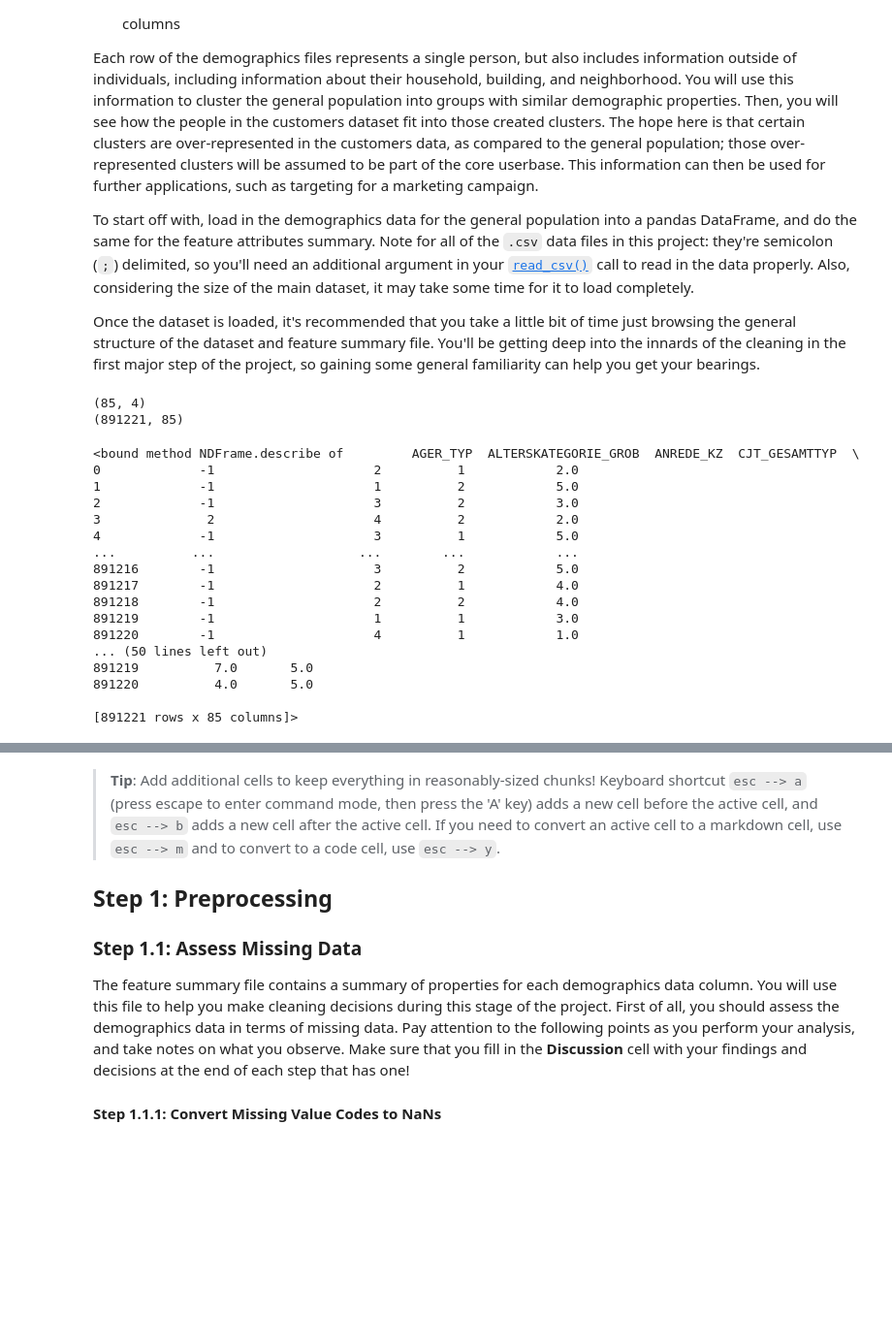
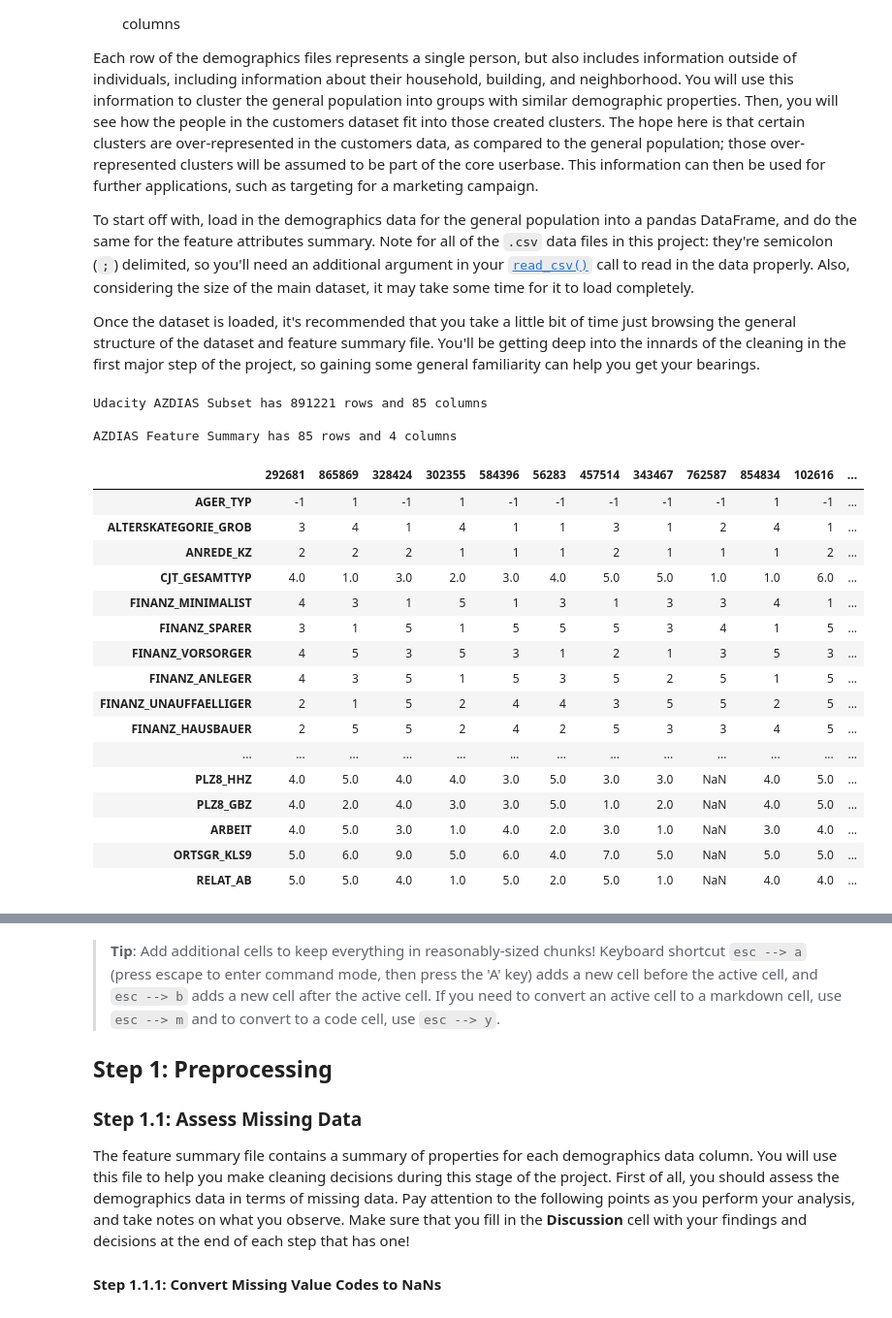
Before and after one commit to ImiGit/identify_customer_segments, a Jupyter notebook: Identify_Customer_Segments.ipynb, the cells around one changed output, grey strips where cells are left out. Shown: that part at 97% size. Cells and saved outputs as stored; diff of their text form; code cells hidden in the pictures; blank space fills up the shorter version.

```diff
--- a/Identify_Customer_Segments.ipynb
+++ b/Identify_Customer_Segments.ipynb
@@ -54,26 +54,30 @@ feat_info = pd.read_csv("AZDIAS_Feature_Summary.csv", delimiter=";")
 # %%
 # Check the structure of the data after it's loaded (e.g. print the number of
 # rows and columns, print the first few rows).
-print(feat_info.shape)
-print(azdias.shape)
-azdias.describe
+print(f'Udacity AZDIAS Subset has {azdias.shape[0]} rows and {azdias.shape[1]} columns  \n')
+print(f'AZDIAS Feature Summary has {feat_info.shape[0]} rows and {feat_info.shape[1]} columns')
 # %% [output]
-(85, 4)
-(891221, 85)
+Udacity AZDIAS Subset has 891221 rows and 85 columns
+
+AZDIAS Feature Summary has 85 rows and 4 columns
-<bound method NDFrame.describe of         AGER_TYP  ALTERSKATEGORIE_GROB  ANREDE_KZ  CJT_GESAMTTYP  \
-0             -1                     2          1            2.0
-1             -1                     1          2            5.0
-2             -1                     3          2            3.0
-3              2                     4          2            2.0
-4             -1                     3          1            5.0
-...          ...                   ...        ...            ...
-891216        -1                     3          2            5.0
-891217        -1                     2          1            4.0
-891218        -1                     2          2            4.0
-891219        -1                     1          1            3.0
-891220        -1                     4          1            1.0
-... (50 lines left out)
-891219          7.0       5.0
-891220          4.0       5.0
-
-[891221 rows x 85 columns]>
+# %%
+pd.set_option("display.max_rows", None)
+azdias.sample(15).T
+# %% [output]
+|  | 292681 | 865869 | 328424 | 302355 | 584396 | 56283 | 457514 | 343467 | 762587 | 854834 | 102616 | ... |
+| AGER_TYP | -1 | 1 | -1 | 1 | -1 | -1 | -1 | -1 | -1 | 1 | -1 | ... |
+| ALTERSKATEGORIE_GROB | 3 | 4 | 1 | 4 | 1 | 1 | 3 | 1 | 2 | 4 | 1 | ... |
+| ANREDE_KZ | 2 | 2 | 2 | 1 | 1 | 1 | 2 | 1 | 1 | 1 | 2 | ... |
+| CJT_GESAMTTYP | 4.0 | 1.0 | 3.0 | 2.0 | 3.0 | 4.0 | 5.0 | 5.0 | 1.0 | 1.0 | 6.0 | ... |
+| FINANZ_MINIMALIST | 4 | 3 | 1 | 5 | 1 | 3 | 1 | 3 | 3 | 4 | 1 | ... |
+| FINANZ_SPARER | 3 | 1 | 5 | 1 | 5 | 5 | 5 | 3 | 4 | 1 | 5 | ... |
+| FINANZ_VORSORGER | 4 | 5 | 3 | 5 | 3 | 1 | 2 | 1 | 3 | 5 | 3 | ... |
+| FINANZ_ANLEGER | 4 | 3 | 5 | 1 | 5 | 3 | 5 | 2 | 5 | 1 | 5 | ... |
+| FINANZ_UNAUFFAELLIGER | 2 | 1 | 5 | 2 | 4 | 4 | 3 | 5 | 5 | 2 | 5 | ... |
+| FINANZ_HAUSBAUER | 2 | 5 | 5 | 2 | 4 | 2 | 5 | 3 | 3 | 4 | 5 | ... |
+| ... | ... | ... | ... | ... | ... | ... | ... | ... | ... | ... | ... | ... |
+| PLZ8_HHZ | 4.0 | 5.0 | 4.0 | 4.0 | 3.0 | 5.0 | 3.0 | 3.0 | NaN | 4.0 | 5.0 | ... |
+| PLZ8_GBZ | 4.0 | 2.0 | 4.0 | 3.0 | 3.0 | 5.0 | 1.0 | 2.0 | NaN | 4.0 | 5.0 | ... |
+| ARBEIT | 4.0 | 5.0 | 3.0 | 1.0 | 4.0 | 2.0 | 3.0 | 1.0 | NaN | 3.0 | 4.0 | ... |
+| ORTSGR_KLS9 | 5.0 | 6.0 | 9.0 | 5.0 | 6.0 | 4.0 | 7.0 | 5.0 | NaN | 5.0 | 5.0 | ... |
+| RELAT_AB | 5.0 | 5.0 | 4.0 | 1.0 | 5.0 | 2.0 | 5.0 | 1.0 | NaN | 4.0 | 4.0 | ... |
```
Also changed, not shown: parts of 9 cells of this notebook.
